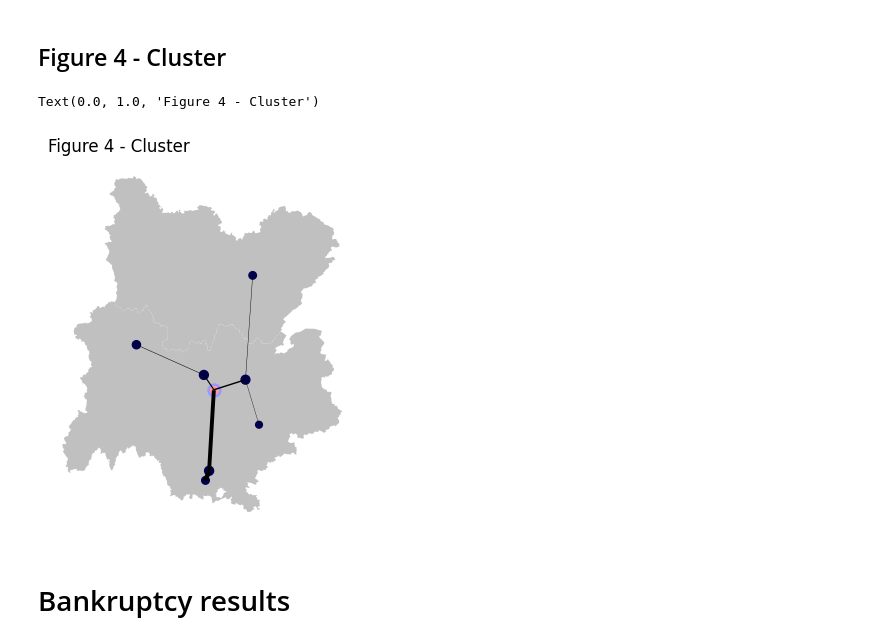
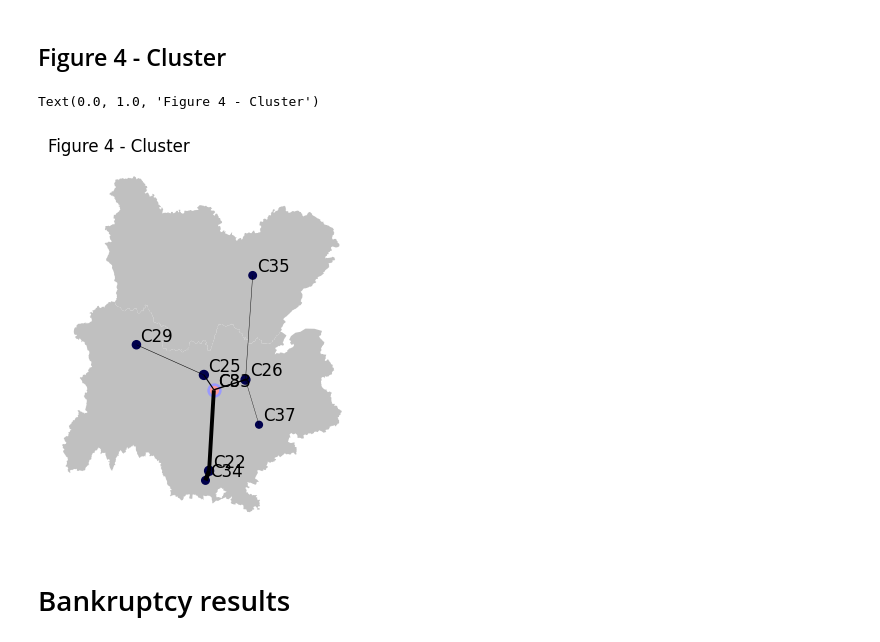
Before and after one commit to AdriSushi/CCS_subsidies_replication_colab, a Jupyter notebook: 3_results_analysis_colab.ipynb, the cells around one changed output. Drawn from its saved outputs; the diff is of its cells as text; code cells hidden in the pictures.

Commit message:
Figure 4 emitter names

```diff
--- a/3_results_analysis_colab.ipynb
+++ b/3_results_analysis_colab.ipynb
@@ -391,34 +391,45 @@ plt.axis('off')
 France.loc[["Bourgogne-Franche-Comté","Auvergne-Rhône-Alpes"],"geometry"].plot(color='silver', ax=axes)
 
 # Plot capture sites with correct colors for each sector
 legend_handles = []  # Initialize list to store legend handles
 for sector, color in sector_color_dict.items():
     if sector in capture_S0_regions['original_inventory_sector'].unique():
         sector_data = capture_S0_regions[capture_S0_regions['original_inventory_sector'] == sector]
         # Plot sector data with markers of fixed size for legend
         handle = plt.scatter([], [], color=color, label=sector, s=100)  # Adjust the size (100) as needed
         legend_handles.append(handle)  # Add handle to the list
         # Plot sector data on the main plot with variable marker size
         sector_data.plot(
             ax=axes,
             color=color,
             markersize= sector_data['emissions_quantity'] / 1e4,
         )
 
 # S0 cluster
 pipeline_handle = mlines.Line2D([], [], color='black', label='pipeline')
 legend_handles.append(pipeline_handle)  # Add pipeline handle to the list
 pipelines_S0_regions.plot(
     ax=axes,
     color='black',
     linewidth=pipelines_S0_regions["qtrans"] * 1.2
 )
 
+# Add emitter labels (for Table 3)
+for _, row in capture_S0_regions.iterrows():
+    axes.annotate(
+        text=row["start_pt"],
+        xy=(row.geometry.x, row.geometry.y),
+        xytext=(3, 3),
+        textcoords="offset points",
+        fontsize=12
+    )
+
+
 plt.title("Figure 4 - Cluster",loc='left')
 # plt.savefig(NOTEBOOK_PATH/'results'/'figures'/'Figure_4_cluster.png', bbox_inches="tight")
 # %% [output]
 Text(0.0, 1.0, 'Figure 4 - Cluster')
-[figure, old version]
+[figure, new version]
 # %% [markdown]
 # Bankruptcy results
 # %% [markdown]
```
Also changed, not shown: parts of 2 cells of this notebook.
